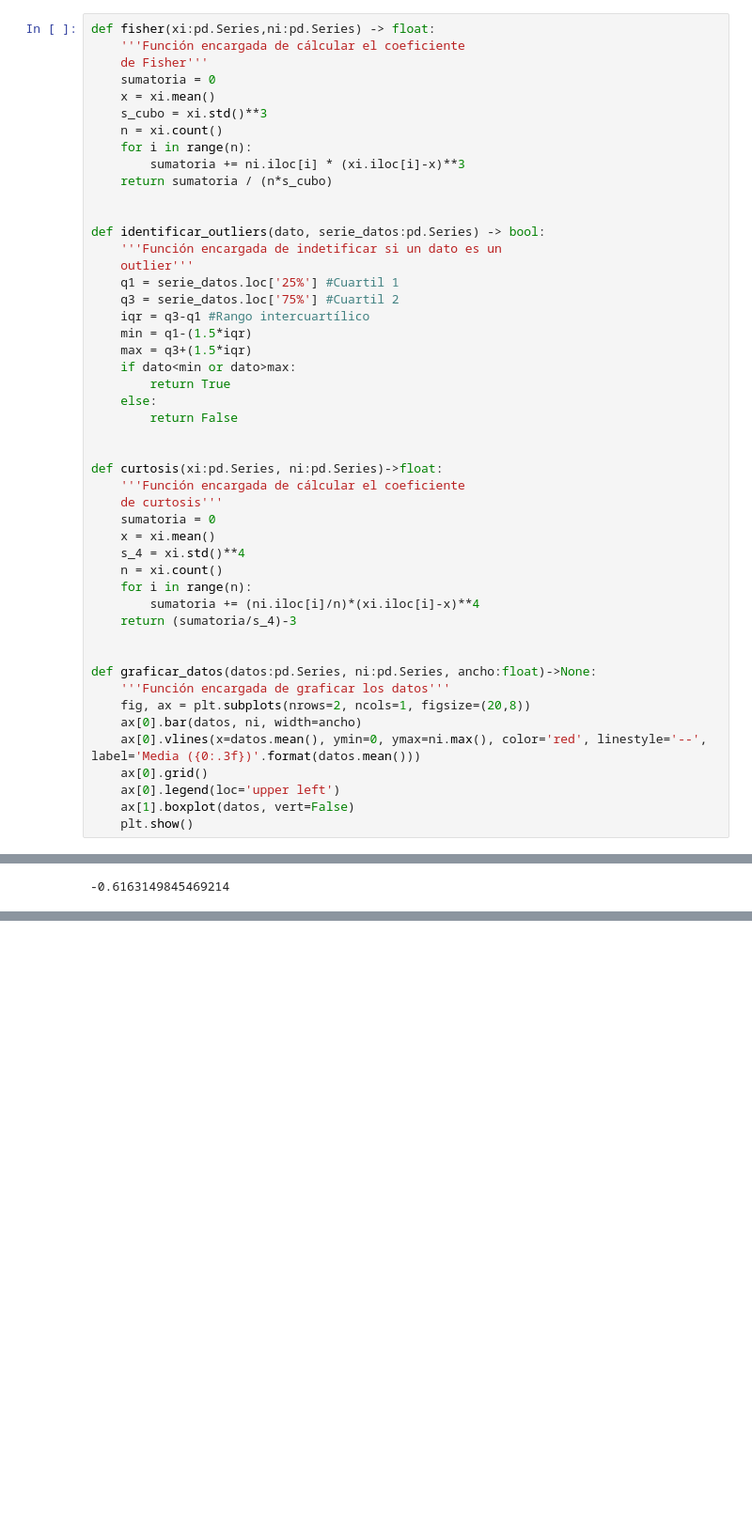
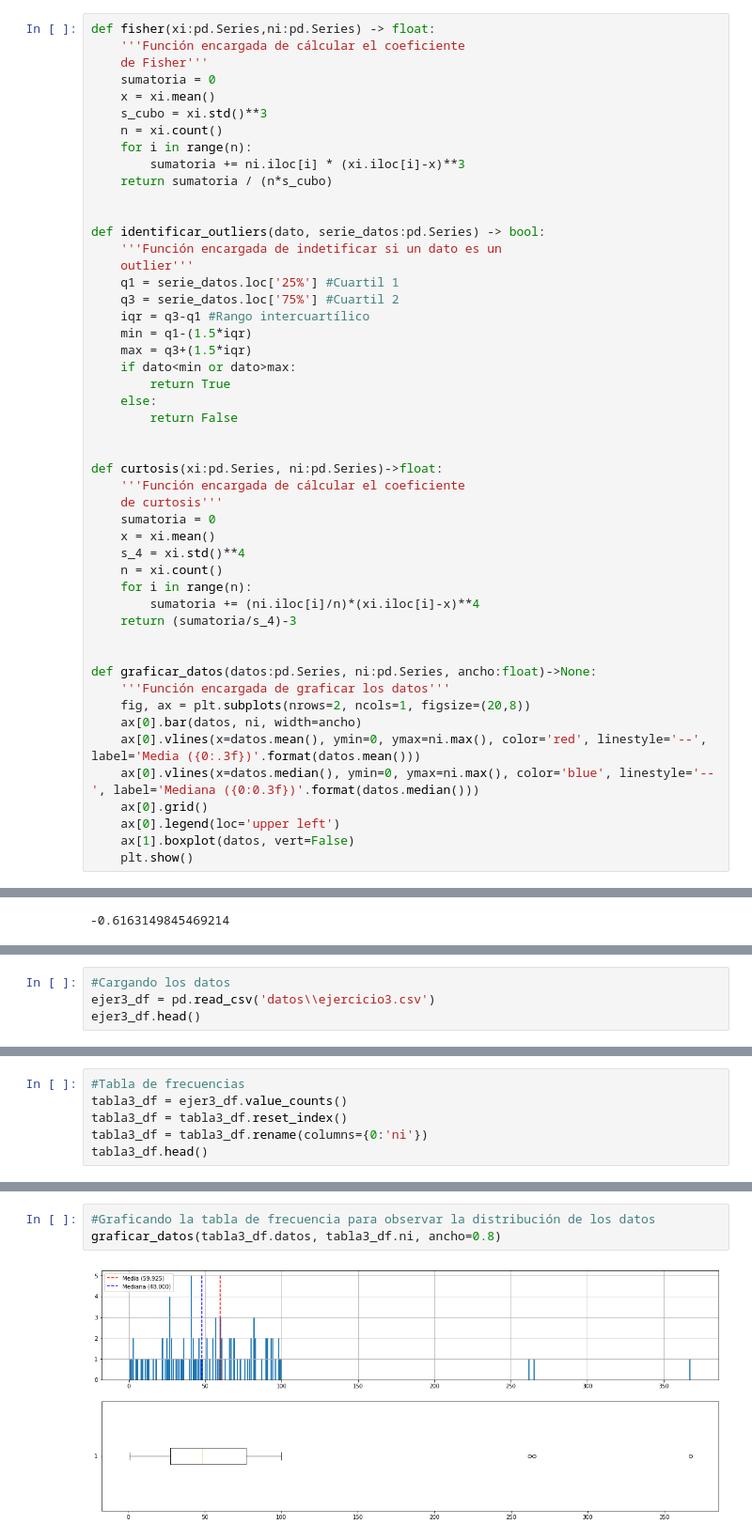
Before and after one commit to DiegoAlejandroLozano/Estadistica_Descriptiva, a Jupyter notebook: Estadistico_de_forma.ipynb, the cells around one changed output, grey strips where cells are left out. Shown at 94% size. Cells and saved outputs as stored; diff of their text form; blank space fills up the shorter version.

Commit message:
v5. Se agrega el ejercicio3 y se modifica la función para mostrar el gráfico

```diff
--- a/Estadistico_de_forma.ipynb
+++ b/Estadistico_de_forma.ipynb
@@ -47,6 +47,7 @@ def graficar_datos(datos:pd.Series, ni:pd.Series, ancho:float)->None:
     fig, ax = plt.subplots(nrows=2, ncols=1, figsize=(20,8))
     ax[0].bar(datos, ni, width=ancho)
     ax[0].vlines(x=datos.mean(), ymin=0, ymax=ni.max(), color='red', linestyle='--', label='Media ({0:.3f})'.format(datos.mean()))
+    ax[0].vlines(x=datos.median(), ymin=0, ymax=ni.max(), color='blue', linestyle='--', label='Mediana ({0:0.3f})'.format(datos.median()))
     ax[0].grid()
     ax[0].legend(loc='upper left')
     ax[1].boxplot(datos, vert=False)
@@ -260,0 +266,4 @@ graficar_datos(tabla2_df.datos, tabla2_df.ni, ancho=0.8)
+# %%
+#Cargando los datos
+ejer3_df = pd.read_csv('datos\\ejercicio3.csv')
+ejer3_df.head()
@@ -260,0 +297,6 @@ graficar_datos(tabla2_df.datos, tabla2_df.ni, ancho=0.8)
+# %%
+#Tabla de frecuencias
+tabla3_df = ejer3_df.value_counts()
+tabla3_df = tabla3_df.reset_index()
+tabla3_df = tabla3_df.rename(columns={0:'ni'})
+tabla3_df.head()
@@ -260,0 +320,5 @@ graficar_datos(tabla2_df.datos, tabla2_df.ni, ancho=0.8)
+# %%
+#Graficando la tabla de frecuencia para observar la distribución de los datos
+graficar_datos(tabla3_df.datos, tabla3_df.ni, ancho=0.8)
+# %% [output]
+[figure, added]
```
Also changed, not shown: parts of 20 cells of this notebook, 1 other file.
